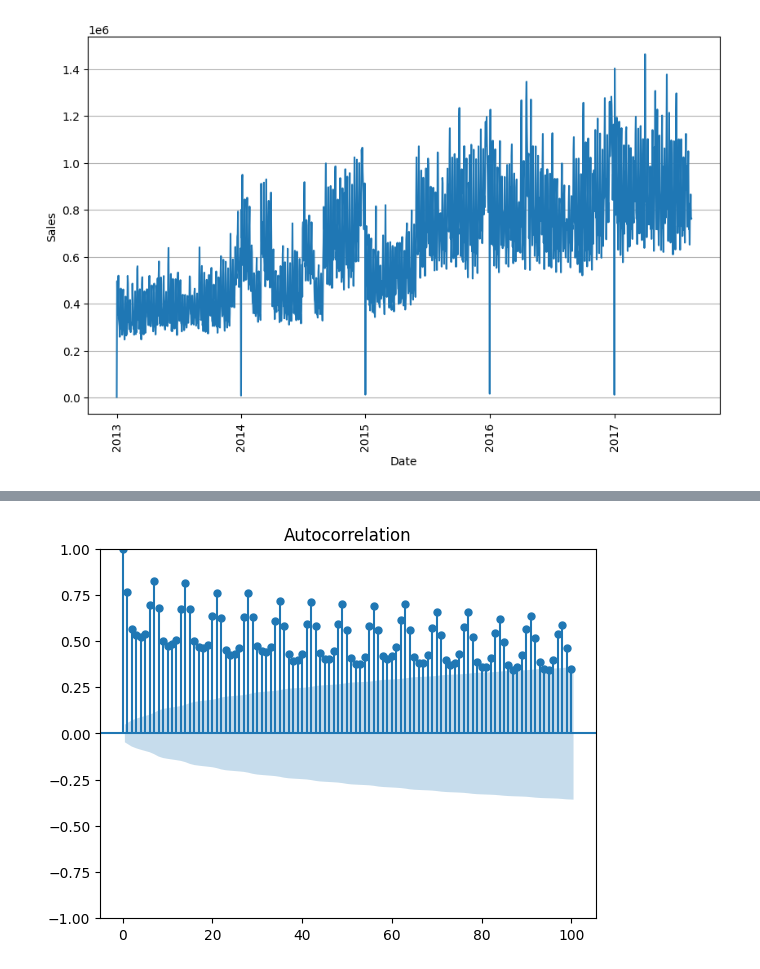
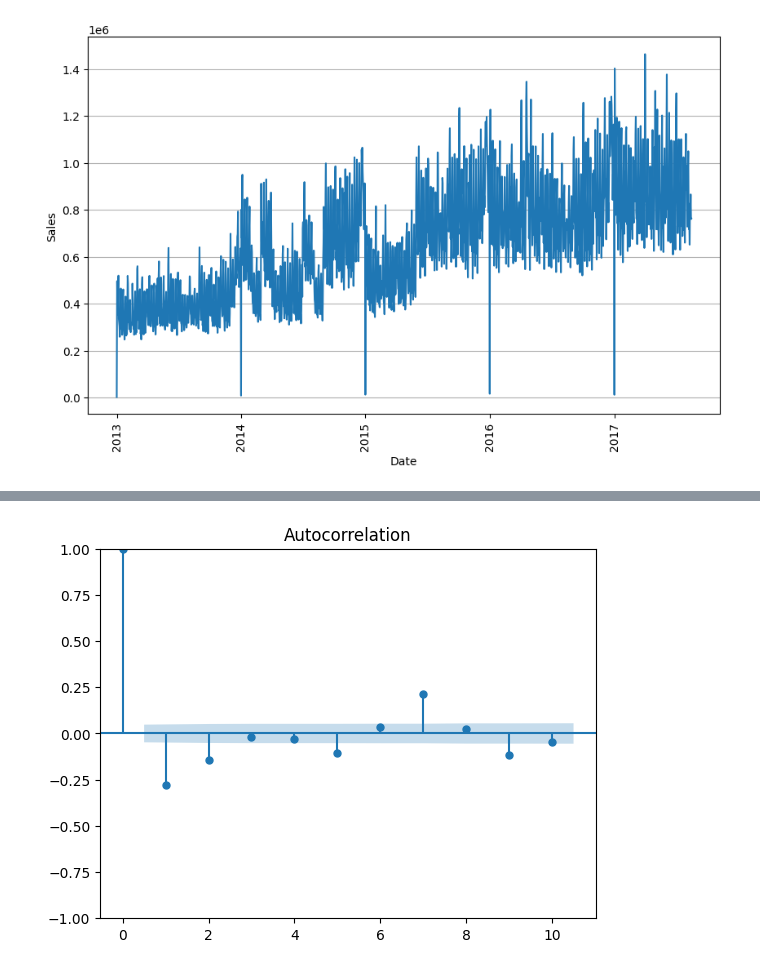
Before and after one commit to P-Dubbs-Kaggle-Champions/2212-Store-Sales-Forecasting, a Jupyter notebook: Time series modelling foundations.ipynb, the cells around one changed output, grey strips where cells are left out. Drawn from its saved outputs; the diff is of its cells as text; code cells hidden in the pictures.

```diff
--- a/Time series modelling foundations.ipynb
+++ b/Time series modelling foundations.ipynb
@@ -71,0 +135,8 @@ plt.show()
+# %%
+# Differencing
+
+train_base["diff_1"] = train_base["sales"].diff(periods=1) # first order of differencing
+train_base["diff_2"] = train_base["sales"].diff(periods=2) # second order of differencing
+train_base["diff_3"] = train_base["sales"].diff(periods=3) # third order of differencing
+
+train_base.head(6)
@@ -71,0 +159,8 @@ plt.show()
+# %%
+# Convert to stationarity
+
+transformed_train_base = pd.Series(np.log(train_base["sales"])).diff().dropna()
+
+transformed_train_base.plot(figsize=(14, 4));
+
+## NEED TO DO SOMETHING ABOUT 1 JAN
@@ -71,0 +176,4 @@ plt.show()
+# %%
+transformed_train_base = pd.DataFrame(transformed_train_base)
+transformed_train_base.head()
+#pacf_plot = plot_pacf(transformed_train_base.sales)
@@ -72,6 +192,6 @@ plt.show()
 # %%
 # ACF
 
-acf_plot = plot_acf(train_base.sales, lags = 100)
+acf_plot = plot_acf(transformed_train_base.sales, lags = 10)
 # %% [output]
-[figure, old version]
+[figure, new version]
```
Also changed, not shown: parts of 24 cells of this notebook.
